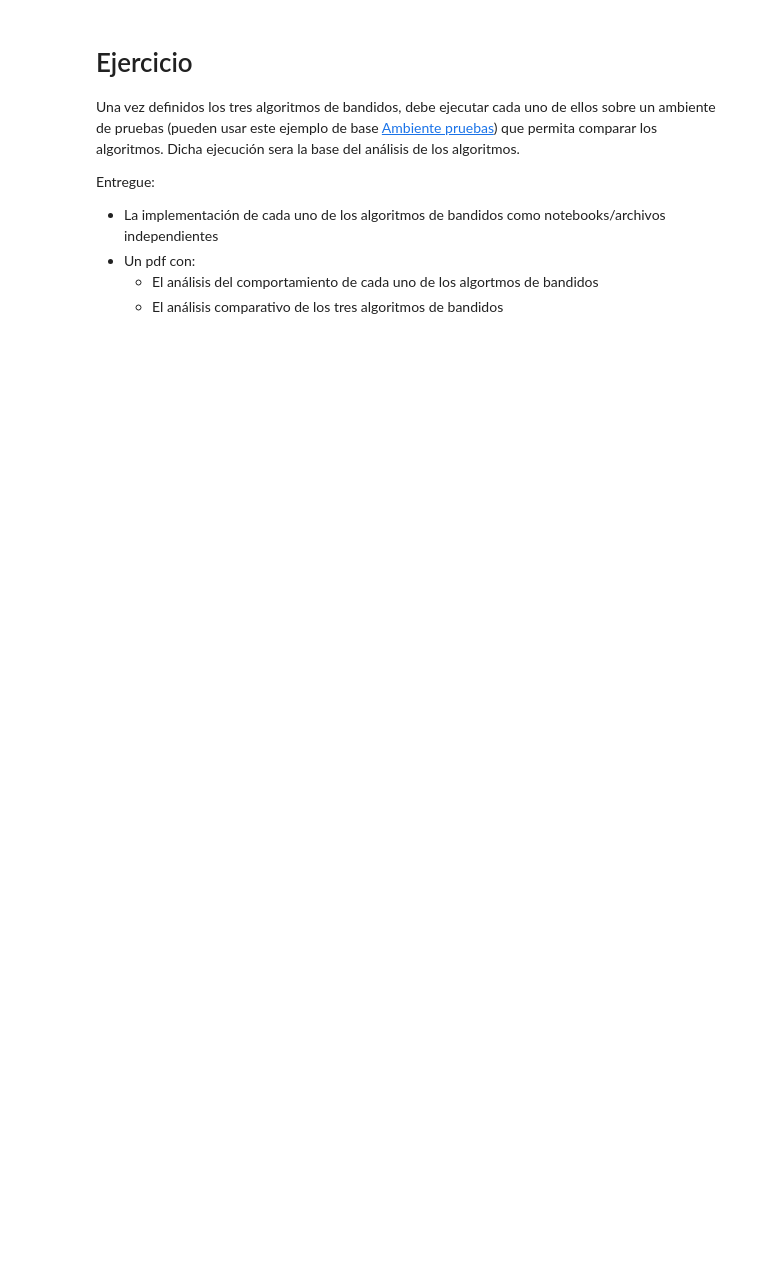
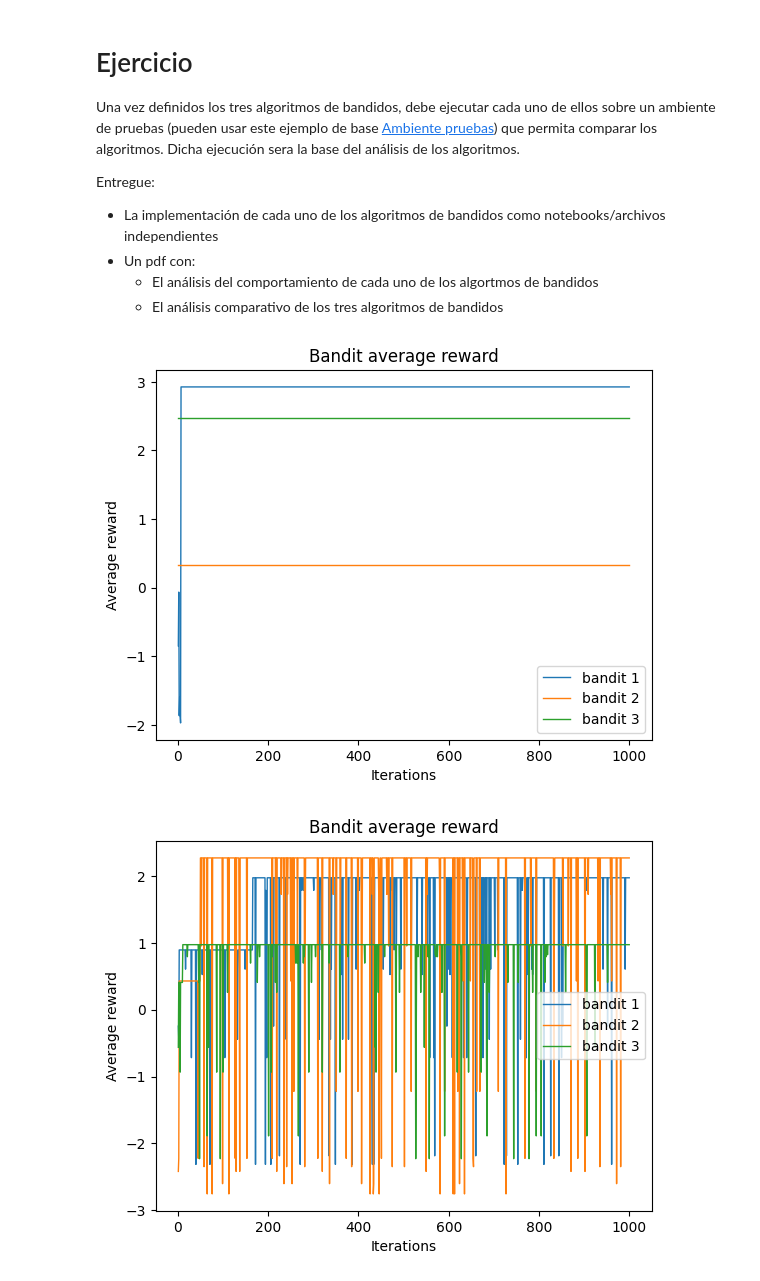
Before and after one commit to gamendez98/reinfocement-learning-class, a Jupyter notebook: assignment_bandidos.ipynb, the cells around one changed output. Saved outputs shown, nothing was run; the diff lists cells and outputs as text; code cells hidden in the pictures; blank space fills up the shorter version.

```diff
--- a/assignment_bandidos.ipynb
+++ b/assignment_bandidos.ipynb
@@ -140,12 +140,12 @@ class VariableBandit:
         best_reward = max(self.expected_rewards)
         candidate_arms = [i for i, reward in enumerate(self.expected_rewards) if reward == best_reward]
         chosen_arm = random.choice(candidate_arms)
-        reward = math.sin(self.arms[chosen_arm] * self.current_episode)
+        reward = self.arms[chosen_arm] * math.sin(self.arms[chosen_arm] * self.current_episode)
         self.current_episode += 1
         self.expected_rewards[chosen_arm] = self.expected_rewards[chosen_arm] + self.alfa * (reward - self.expected_rewards[chosen_arm])
         return self.expected_rewards[chosen_arm]
 
-    def run(self, episodes = 10):
+    def run(self, episodes=10):
         expected_reward = [0 for _i in range(episodes)]
         for i in range(0, episodes):
             expected_reward[i] = self.choose_arm()
@@ -165,3 +165,30 @@ Entregue:
 - Un pdf con:
   - El análisis del comportamiento de cada uno de los algortmos de bandidos
   - El análisis comparativo de los tres algoritmos de bandidos
+# %%
+import matplotlib.pyplot as plt
+import numpy as np
+
+
+# plot definition
+
+
+def plot_bandits(bandit_class, bandits=1, steps=10, n_arms=10):
+    fig, ax = plt.subplots()
+    plt.title("Bandit average reward")
+    plt.xlabel("Iterations")
+    plt.ylabel("Average reward")
+    for i in range(1, bandits+1):
+        bandit = bandit_class(n_arms)
+        y = np.array(bandit.run(steps))
+        x = np.linspace(1, steps, steps)
+        ax.plot(x, y, linewidth=1.0, label=f'bandit {i}')
+    ax.legend()
+    plt.show()
+
+plot_bandits(GreedyBandit, bandits=3, steps=1000)
+plot_bandits(EpsilonBandit, bandits=3, steps=1000)
+plot_bandits(VariableBandit, bandits=3, steps=1000)
+# %% [output]
+[figure, added]
+[figure, added]
```
Also changed, not shown: parts of 5 cells of this notebook.
